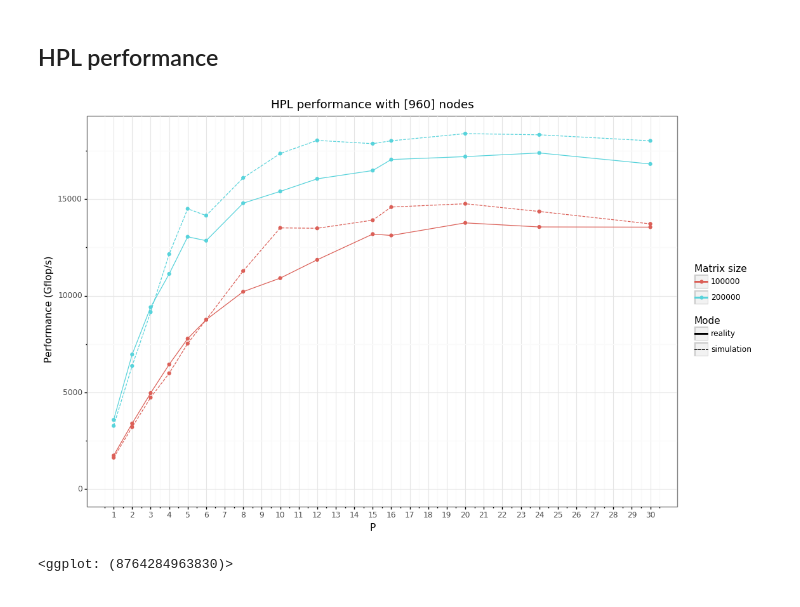
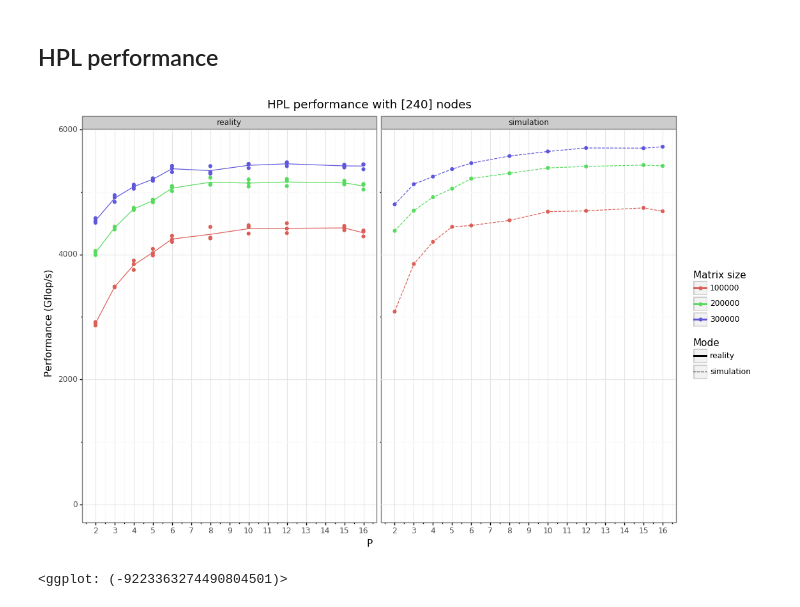
Before and after one commit to Ezibenroc/calibration_analysis, a Jupyter notebook: dahu/smpi_hpl/simple_geometry.ipynb, the cells around one changed output. Saved outputs shown, nothing was run; the diff lists cells and outputs as text; code cells hidden in the pictures.

Commit message:
HPL performance wrt. P with 240 cores (reality & simulation)

```diff
--- a/dahu/smpi_hpl/simple_geometry.ipynb
+++ b/dahu/smpi_hpl/simple_geometry.ipynb
@@ -48,10 +48,10 @@ def read_sim_result(name):
     result['dgemm_file'] = dgemm_file[0]
     return result
 
-simulation_dir = ['geometry/11/']
+simulation_dir = ['geometry/12/']
 simulation_files = [os.path.join(simdir, f) for simdir in simulation_dir for f in os.listdir(simdir) if f.endswith('.zip')]
 
-reality_dir = ['../hpl/geometry/2']
+reality_dir = ['../hpl/geometry/3']
 reality_files = [os.path.join(realdir, f) for realdir in reality_dir for f in os.listdir(realdir) if f.endswith('.zip')]
 
 dfreal = pandas.concat([read_result(a) for a in reality_files])
@@ -260,16 +256,17 @@ switch(get_cpuid()) {
 # %%
 df['group'] = df['dgemm_file'].astype(str) + ':' + df['matrix_size'].astype(str) + ':' + df['mode']
 (ggplot(df)
     + aes(x='proc_p', y='gflops', color='factor(matrix_size)', group='group', linetype='mode')
 #    + geom_text(aes(label='geometry'), position=position_nudge(y=200))
-    + geom_line()
+    + stat_summary(geom='line')
     + geom_point()
     + theme_bw()
     + labs(x='P', y='Performance (Gflop/s)', color='Matrix size', linetype='Mode')
     + expand_limits(y=0)
     + scale_x_continuous(breaks=range(df['proc_p'].min(), df['proc_p'].max()+1))
     + ggtitle(f'HPL performance with {df["nb_nodes"].unique()} nodes')
+    + facet_wrap('mode')
 )
 # %% [output]
-[figure, old version]
+[figure, new version]
-<ggplot: (8764284963830)>
+<ggplot: (-9223363274490804501)>
```
Also changed, not shown: parts of 2 cells of this notebook, 9 other files.
